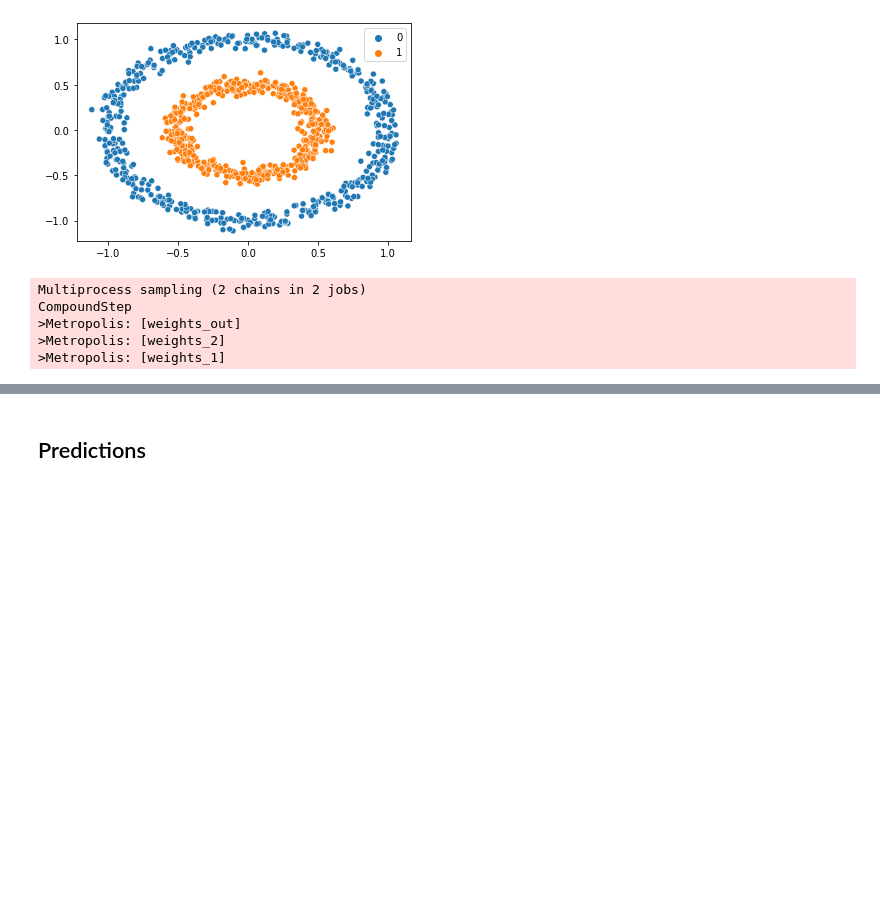
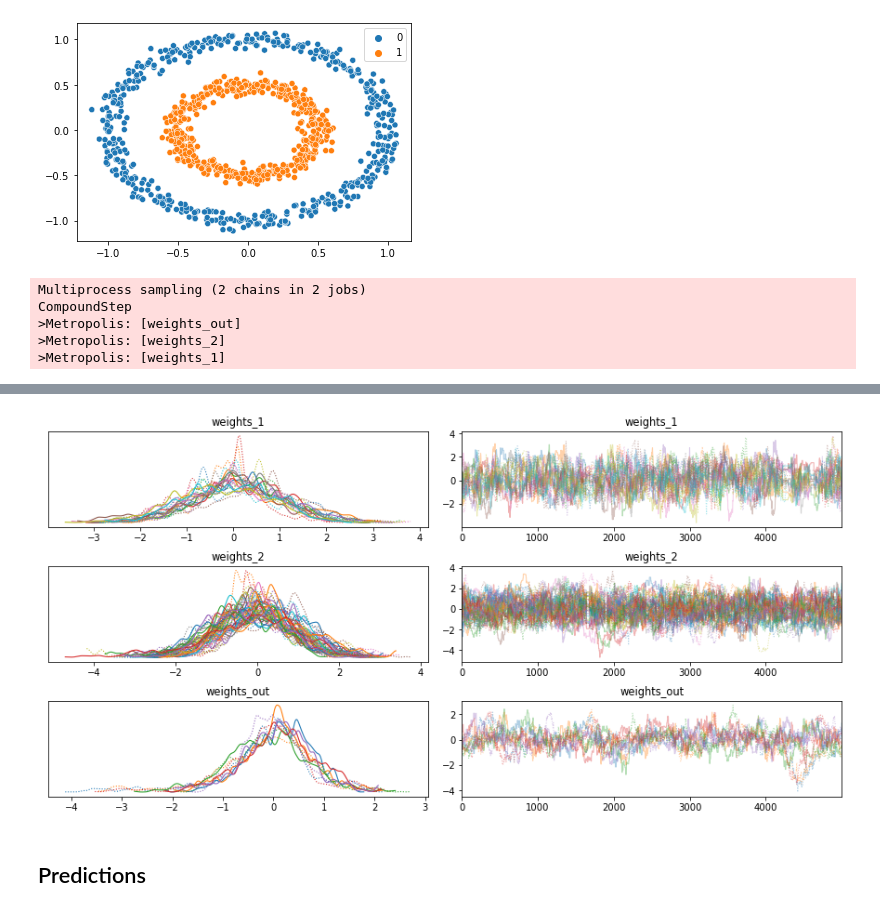
Before and after one commit to GStechschulte/Side_Projects, a Jupyter notebook: Bayesian_NeuralNet.ipynb, the cells around one changed output, grey strips where cells are left out. Saved outputs shown, nothing was run; the diff lists cells and outputs as text; code cells hidden in the pictures; blank space fills up the shorter version.

```diff
--- a/Bayesian_NeuralNet.ipynb
+++ b/Bayesian_NeuralNet.ipynb
@@ -65,6 +67,8 @@ with pm.Model() as neural_network:
 with neural_network:
     step = pm.Metropolis()
     trace = pm.sample(10000, step=step)[5000:]
+
+pm.traceplot(trace);
 # %% [output]
 Multiprocess sampling (2 chains in 2 jobs)
 CompoundStep
@@ -76,5 +80,6 @@ Sampling 2 chains for 1_000 tune and 10_000 draw iterations (2_000 + 20_000 draw
 The rhat statistic is larger than 1.05 for some parameters. This indicates slight problems during sampling.
 The estimated number of effective samples is smaller than 200 for some parameters.
+[figure, added]
 # %% [markdown]
 ## Predictions
 # %%
```
Also changed, not shown: parts of 6 cells of this notebook.
